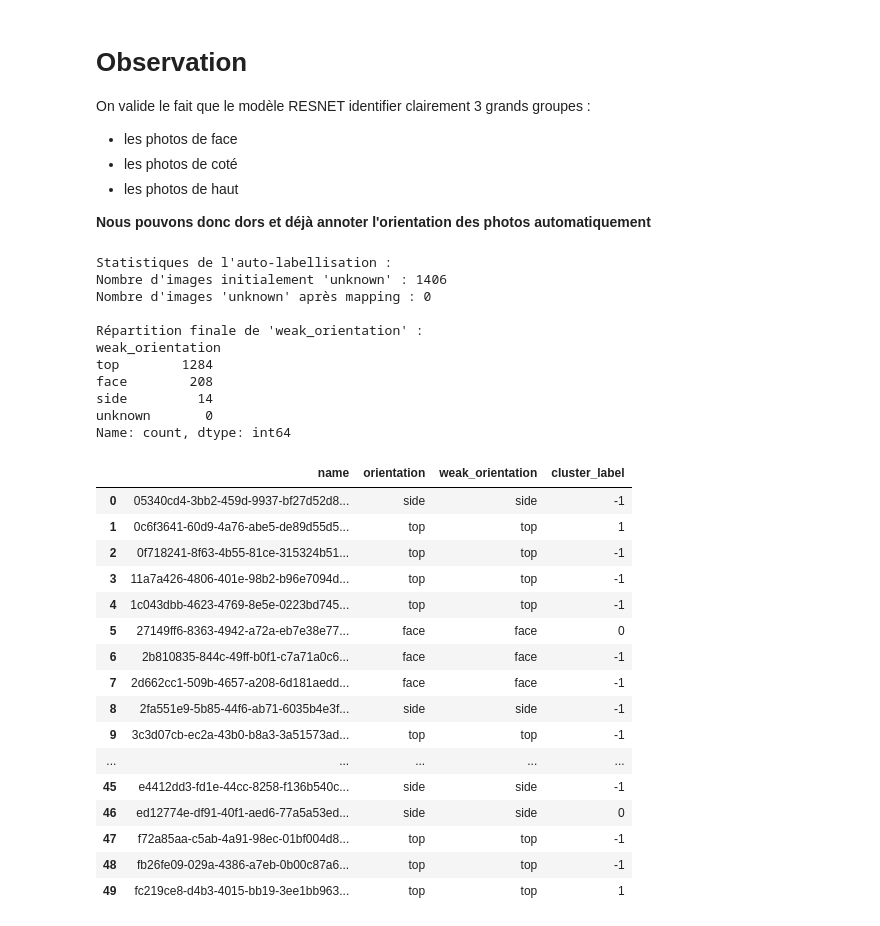
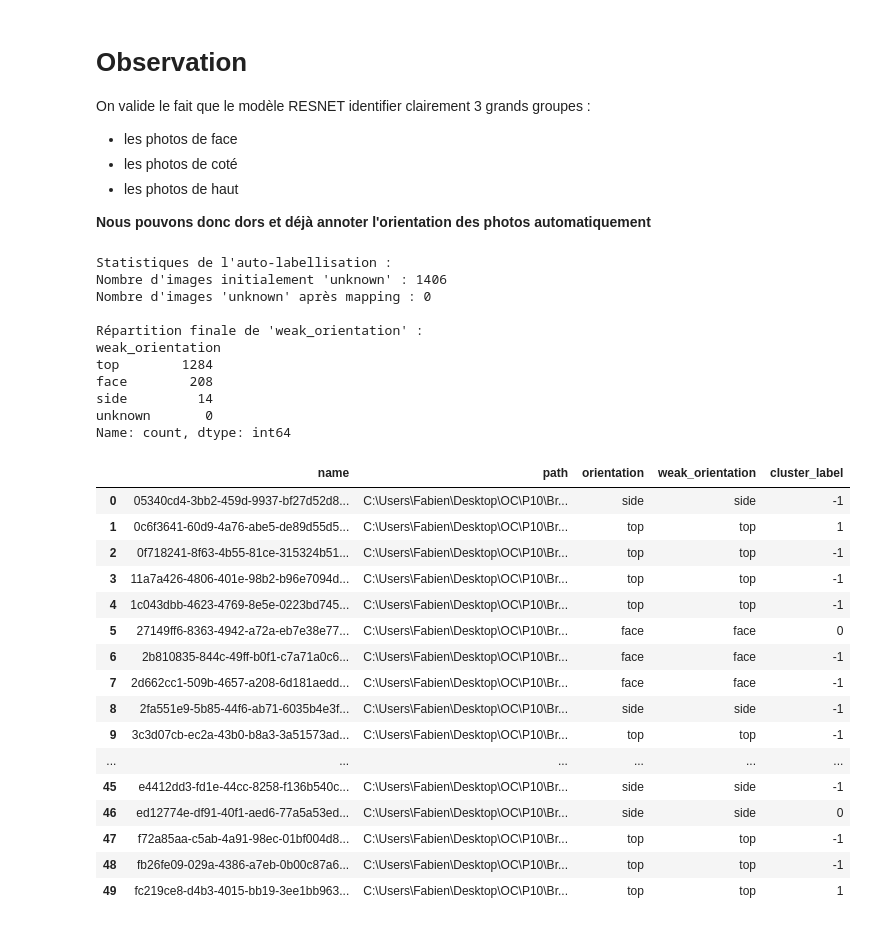
Before and after one commit to RandomFab/BRAINSCANAI, a Jupyter notebook: notebooks/Clustering_images.ipynb, the cells around one changed output. Drawn from its saved outputs; the diff is of its cells as text; code cells hidden in the pictures.

```diff
--- a/notebooks/Clustering_images.ipynb
+++ b/notebooks/Clustering_images.ipynb
@@ -22,10 +22,16 @@ from config.config import *
 cancer_csv = BASE_DIR / "mri_dataset_brain_cancer_oc" / "avec_labels" / "summary_cancer_images.csv"
 normal_csv = BASE_DIR / "mri_dataset_brain_cancer_oc" / "avec_labels" / "summary_normal_images.csv"
 
-# Lecture et concaténation
+# Lecture et concaténation avec ajout du type
 df_cancer = pd.read_csv(cancer_csv)
+df_cancer['path'] = df_cancer['name'].apply(lambda x: str(cancer_csv.parent / "cancer" / x))
+df_cancer['type'] = 'cancer'
+
 df_normal = pd.read_csv(normal_csv)
+df_normal['path'] = df_normal['name'].apply(lambda x: str(normal_csv.parent / "normal" / x))
+df_normal['type'] = 'normal'
+
 df_meta = pd.concat([df_cancer, df_normal], ignore_index=True)
 
-# On ne garde que les colonnes utiles pour la fusion
-df_meta = df_meta[['name', 'orientation']]
+# On garde les colonnes utiles pour la fusion
+df_meta = df_meta[['name','path', 'orientation', 'type']]
@@ -44,8 +59,9 @@ df.head()
 # Fusion (Left join pour garder toutes les images, même sans orientation)
 df_merged = pd.merge(df, df_meta, on='name', how='left')
 
-# Pour les images "sans_label", l'orientation sera NaN, on peut la remplir
+# Pour les images "sans_label", l'orientation et le type seront NaN, on peut les remplir
 df_merged['orientation'] = df_merged['orientation'].fillna('unknown')
+df_merged['type'] = df_merged['type'].fillna('unknown')
 # %%
 X  = np.asarray(df.features.tolist())
 print(X.shape)
@@ -170,50 +186,50 @@ cluster_dominant_orient = (
 # 3. Créer la colonne 'weak_orientation'
 # On initialise avec l'orientation connue
 df_merged['weak_orientation'] = df_merged['orientation']
 
 # 4. Mapper les 'unknown' vers l'orientation dominante de leur cluster
 mask_unknown = df_merged['orientation'] == 'unknown'
 df_merged.loc[mask_unknown, 'weak_orientation'] = df_merged.loc[mask_unknown, 'cluster_label'].map(cluster_dominant_orient)
 
 # 5. Gestion des cas particuliers (ex: points de bruit -1 sans orientation dominante)
 df_merged['weak_orientation'] = df_merged['weak_orientation'].fillna('unknown')
 
 print("Statistiques de l'auto-labellisation :")
 print(f"Nombre d'images initialement 'unknown' : {mask_unknown.sum()}")
 print(f"Nombre d'images 'unknown' après mapping : {(df_merged['weak_orientation'] == 'unknown').sum()}")
 print("\nRépartition finale de 'weak_orientation' :")
 print(df_merged['weak_orientation'].value_counts())
 
 # Aperçu du résultat
-df_merged[['name', 'orientation', 'weak_orientation', 'cluster_label']].head(50)
+df_merged[['name', 'path', 'orientation', 'weak_orientation', 'cluster_label']].head(50)
 # %% [output]
 Statistiques de l'auto-labellisation :
 Nombre d'images initialement 'unknown' : 1406
 Nombre d'images 'unknown' après mapping : 0
 
 Répartition finale de 'weak_orientation' :
 weak_orientation
 top        1284
 face        208
 side         14
 unknown       0
 Name: count, dtype: int64
-|  | name | orientation | weak_orientation | cluster_label |
-| 0 | 05340cd4-3bb2-459d-9937-bf27d52d8... | side | side | -1 |
-| 1 | 0c6f3641-60d9-4a76-abe5-de89d55d5... | top | top | 1 |
-| 2 | 0f718241-8f63-4b55-81ce-315324b51... | top | top | -1 |
-| 3 | 11a7a426-4806-401e-98b2-b96e7094d... | top | top | -1 |
-| 4 | 1c043dbb-4623-4769-8e5e-0223bd745... | top | top | -1 |
-| 5 | 27149ff6-8363-4942-a72a-eb7e38e77... | face | face | 0 |
-| 6 | 2b810835-844c-49ff-b0f1-c7a71a0c6... | face | face | -1 |
-| 7 | 2d662cc1-509b-4657-a208-6d181aedd... | face | face | -1 |
-| 8 | 2fa551e9-5b85-44f6-ab71-6035b4e3f... | side | side | -1 |
-| 9 | 3c3d07cb-ec2a-43b0-b8a3-3a51573ad... | top | top | -1 |
-| ... | ... | ... | ... | ... |
-| 45 | e4412dd3-fd1e-44cc-8258-f136b540c... | side | side | -1 |
-| 46 | ed12774e-df91-40f1-aed6-77a5a53ed... | side | side | 0 |
-| 47 | f72a85aa-c5ab-4a91-98ec-01bf004d8... | top | top | -1 |
-| 48 | fb26fe09-029a-4386-a7eb-0b00c87a6... | top | top | -1 |
-| 49 | fc219ce8-d4b3-4015-bb19-3ee1bb963... | top | top | 1 |
+|  | name | path | orientation | weak_orientation | cluster_label |
+| 0 | 05340cd4-3bb2-459d-9937-bf27d52d8... | C:\Users\Fabien\Desktop\OC\P10\Br... | side | side | -1 |
+| 1 | 0c6f3641-60d9-4a76-abe5-de89d55d5... | C:\Users\Fabien\Desktop\OC\P10\Br... | top | top | 1 |
+| 2 | 0f718241-8f63-4b55-81ce-315324b51... | C:\Users\Fabien\Desktop\OC\P10\Br... | top | top | -1 |
+| 3 | 11a7a426-4806-401e-98b2-b96e7094d... | C:\Users\Fabien\Desktop\OC\P10\Br... | top | top | -1 |
+| 4 | 1c043dbb-4623-4769-8e5e-0223bd745... | C:\Users\Fabien\Desktop\OC\P10\Br... | top | top | -1 |
+| 5 | 27149ff6-8363-4942-a72a-eb7e38e77... | C:\Users\Fabien\Desktop\OC\P10\Br... | face | face | 0 |
+| 6 | 2b810835-844c-49ff-b0f1-c7a71a0c6... | C:\Users\Fabien\Desktop\OC\P10\Br... | face | face | -1 |
+| 7 | 2d662cc1-509b-4657-a208-6d181aedd... | C:\Users\Fabien\Desktop\OC\P10\Br... | face | face | -1 |
+| 8 | 2fa551e9-5b85-44f6-ab71-6035b4e3f... | C:\Users\Fabien\Desktop\OC\P10\Br... | side | side | -1 |
+| 9 | 3c3d07cb-ec2a-43b0-b8a3-3a51573ad... | C:\Users\Fabien\Desktop\OC\P10\Br... | top | top | -1 |
+| ... | ... | ... | ... | ... | ... |
+| 45 | e4412dd3-fd1e-44cc-8258-f136b540c... | C:\Users\Fabien\Desktop\OC\P10\Br... | side | side | -1 |
+| 46 | ed12774e-df91-40f1-aed6-77a5a53ed... | C:\Users\Fabien\Desktop\OC\P10\Br... | side | side | 0 |
+| 47 | f72a85aa-c5ab-4a91-98ec-01bf004d8... | C:\Users\Fabien\Desktop\OC\P10\Br... | top | top | -1 |
+| 48 | fb26fe09-029a-4386-a7eb-0b00c87a6... | C:\Users\Fabien\Desktop\OC\P10\Br... | top | top | -1 |
+| 49 | fc219ce8-d4b3-4015-bb19-3ee1bb963... | C:\Users\Fabien\Desktop\OC\P10\Br... | top | top | 1 |
 # %%
 df_merged.to_parquet(BASE_DIR / "mri_dataset_brain_cancer_oc" / "images_orientation.parquet")
```
Also changed, not shown: parts of 2 cells of this notebook, 2 other files.
